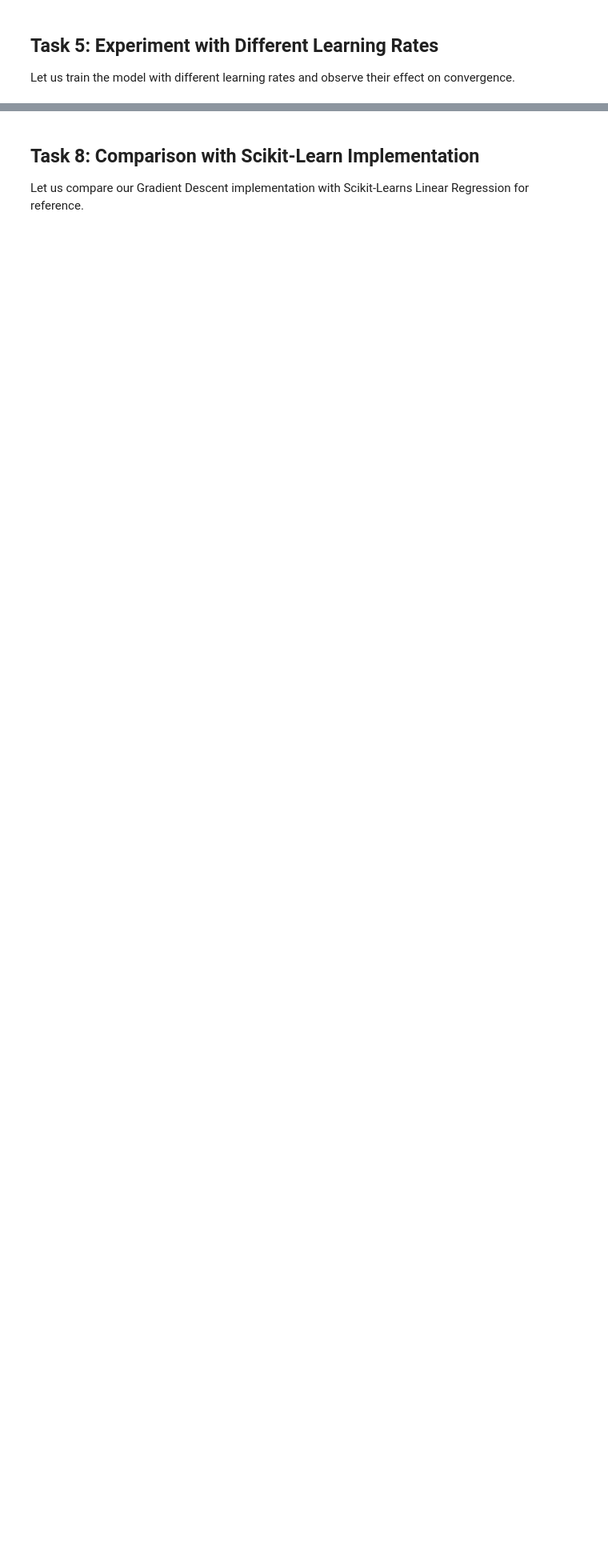
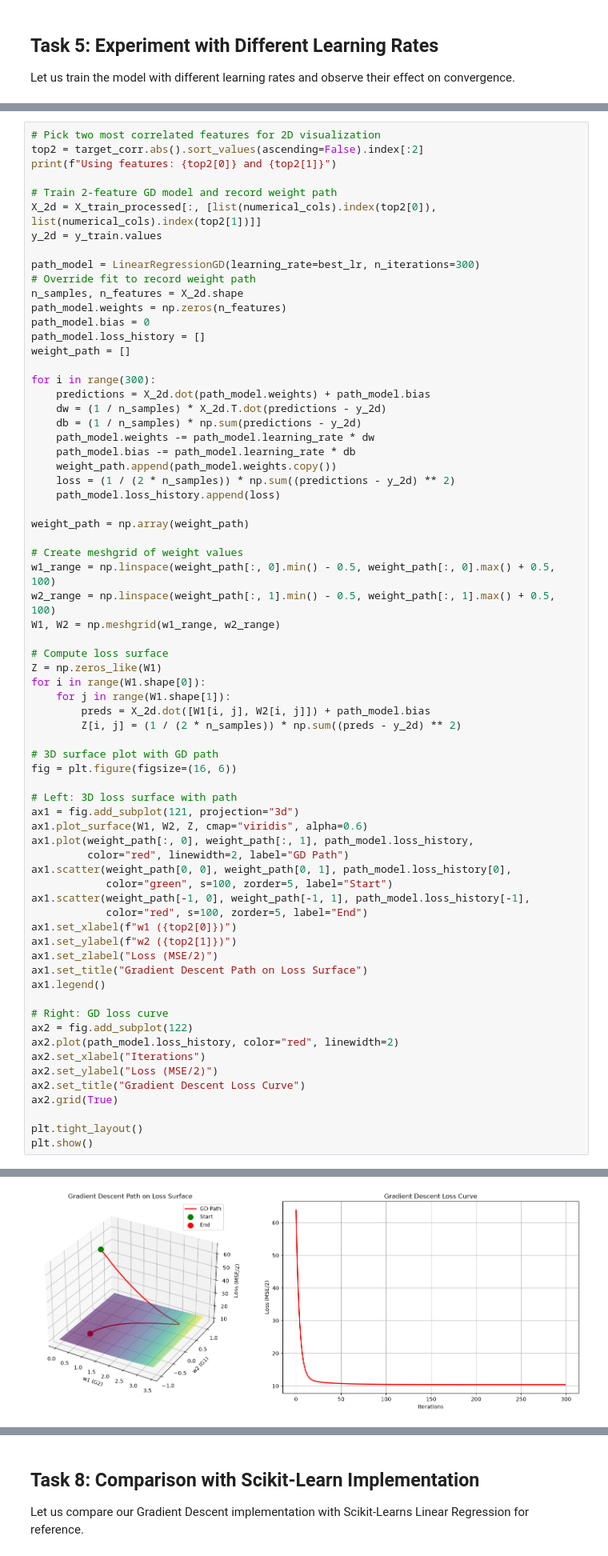
Before and after one commit to K1NGS1LVER/MCA_machine_learning, a Jupyter notebook: lab5/lab5_executed.ipynb, the cells around one changed output, grey strips where cells are left out. Shown at 80% size. Drawn from its saved outputs; the diff is of its cells as text; blank space fills up the shorter version.

```diff
--- a/lab5/lab5_executed.ipynb
+++ b/lab5/lab5_executed.ipynb
@@ -245,0 +445,70 @@ plt.show()
+# %%
+# Pick two most correlated features for 2D visualization
+top2 = target_corr.abs().sort_values(ascending=False).index[:2]
+print(f"Using features: {top2[0]} and {top2[1]}")
+
+# Train 2-feature GD model and record weight path
+X_2d = X_train_processed[:, [list(numerical_cols).index(top2[0]), list(numerical_cols).index(top2[1])]]
+y_2d = y_train.values
+
+path_model = LinearRegressionGD(learning_rate=best_lr, n_iterations=300)
+# Override fit to record weight path
+n_samples, n_features = X_2d.shape
+path_model.weights = np.zeros(n_features)
+path_model.bias = 0
+path_model.loss_history = []
+weight_path = []
+
+for i in range(300):
+    predictions = X_2d.dot(path_model.weights) + path_model.bias
+    dw = (1 / n_samples) * X_2d.T.dot(predictions - y_2d)
+    db = (1 / n_samples) * np.sum(predictions - y_2d)
+    path_model.weights -= path_model.learning_rate * dw
+    path_model.bias -= path_model.learning_rate * db
+    weight_path.append(path_model.weights.copy())
+    loss = (1 / (2 * n_samples)) * np.sum((predictions - y_2d) ** 2)
+    path_model.loss_history.append(loss)
+
+weight_path = np.array(weight_path)
+
+# Create meshgrid of weight values
+w1_range = np.linspace(weight_path[:, 0].min() - 0.5, weight_path[:, 0].max() + 0.5, 100)
+w2_range = np.linspace(weight_path[:, 1].min() - 0.5, weight_path[:, 1].max() + 0.5, 100)
+W1, W2 = np.meshgrid(w1_range, w2_range)
+
+# Compute loss surface
+Z = np.zeros_like(W1)
+for i in range(W1.shape[0]):
+    for j in range(W1.shape[1]):
+        preds = X_2d.dot([W1[i, j], W2[i, j]]) + path_model.bias
+        Z[i, j] = (1 / (2 * n_samples)) * np.sum((preds - y_2d) ** 2)
+
+# 3D surface plot with GD path
+fig = plt.figure(figsize=(16, 6))
+
+# Left: 3D loss surface with path
+ax1 = fig.add_subplot(121, projection="3d")
+ax1.plot_surface(W1, W2, Z, cmap="viridis", alpha=0.6)
+ax1.plot(weight_path[:, 0], weight_path[:, 1], path_model.loss_history,
+         color="red", linewidth=2, label="GD Path")
+ax1.scatter(weight_path[0, 0], weight_path[0, 1], path_model.loss_history[0],
+            color="green", s=100, zorder=5, label="Start")
+ax1.scatter(weight_path[-1, 0], weight_path[-1, 1], path_model.loss_history[-1],
+            color="red", s=100, zorder=5, label="End")
+ax1.set_xlabel(f"w1 ({top2[0]})")
+ax1.set_ylabel(f"w2 ({top2[1]})")
+ax1.set_zlabel("Loss (MSE/2)")
+ax1.set_title("Gradient Descent Path on Loss Surface")
+ax1.legend()
+
+# Right: GD loss curve
+ax2 = fig.add_subplot(122)
+ax2.plot(path_model.loss_history, color="red", linewidth=2)
+ax2.set_xlabel("Iterations")
+ax2.set_ylabel("Loss (MSE/2)")
+ax2.set_title("Gradient Descent Loss Curve")
+ax2.grid(True)
+
+plt.tight_layout()
+plt.show()
+# %% [output]
@@ -246,3 +516,4 @@ plt.show()
+[figure, added]
 # %% [markdown]
 ## Task 6: Model Evaluation
 We will evaluate the trained model using standard regression metrics:
```
Also changed, not shown: parts of 23 cells of this notebook, 7 other files.
